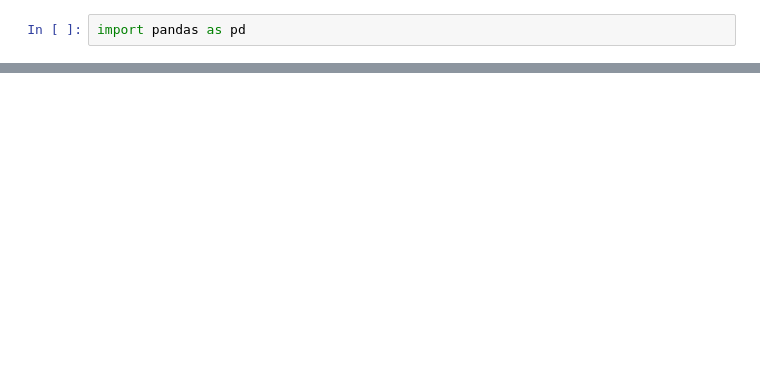
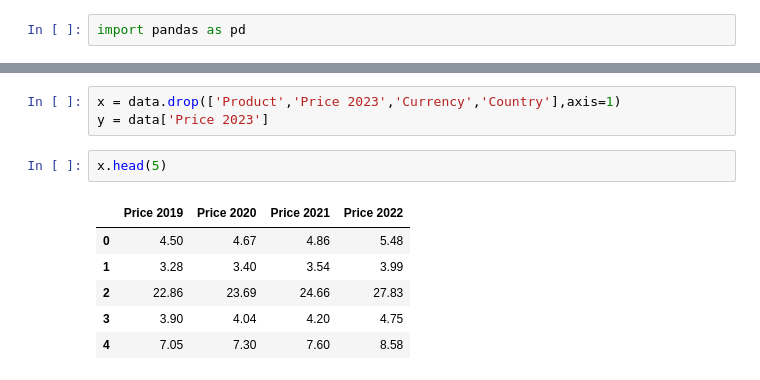
Before and after one commit to ristovska1606/DataScienceProject, a Jupyter notebook: 203186_DataScienceProject.ipynb, the cells around one changed output, grey strips where cells are left out. Drawn from its saved outputs; the diff is of its cells as text; blank space fills up the shorter version.

Commit message:
analyzed and prepared data

```diff
--- a/203186_DataScienceProject.ipynb
+++ b/203186_DataScienceProject.ipynb
@@ -25,0 +48,12 @@ data
+# %%
+x = data.drop(['Product','Price 2023','Currency','Country'],axis=1)
+y = data['Price 2023']
+# %%
+x.head(5)
+# %% [output]
+|  | Price 2019 | Price 2020 | Price 2021 | Price 2022 |
+| 0 | 4.50 | 4.67 | 4.86 | 5.48 |
+| 1 | 3.28 | 3.40 | 3.54 | 3.99 |
+| 2 | 22.86 | 23.69 | 24.66 | 27.83 |
+| 3 | 3.90 | 4.04 | 4.20 | 4.75 |
+| 4 | 7.05 | 7.30 | 7.60 | 8.58 |
```
Also changed, not shown: parts of 5 cells of this notebook.
